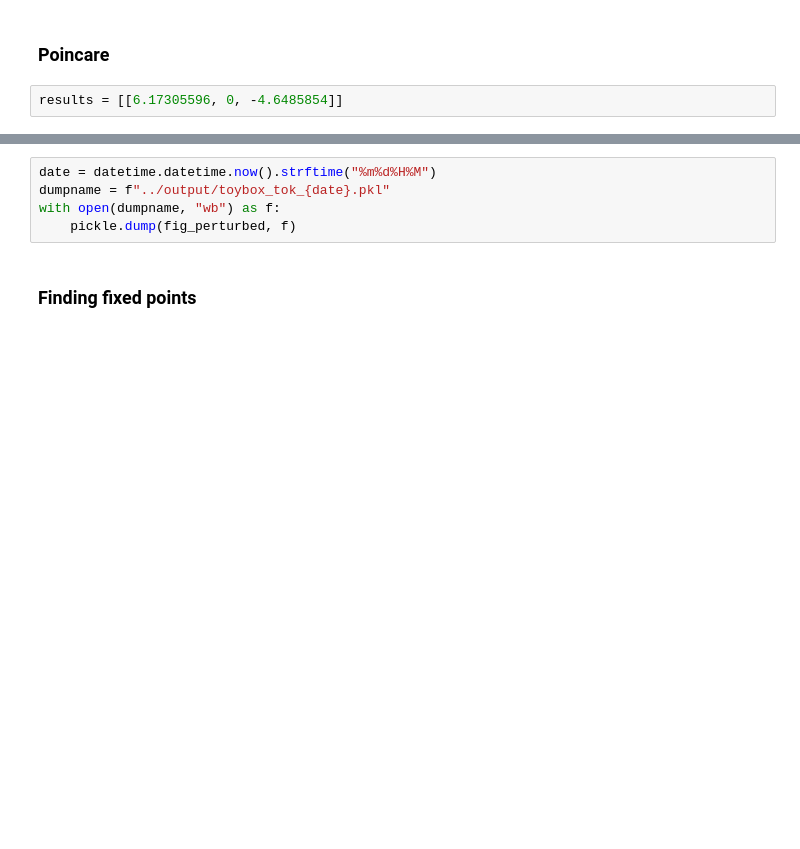
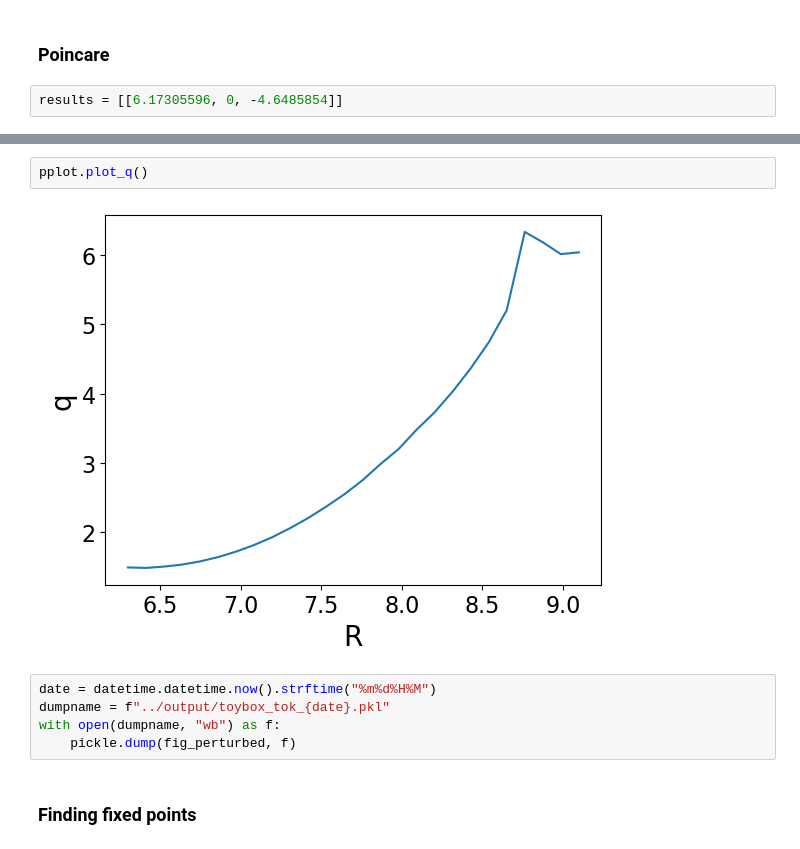
Before and after one commit to Akitzu/masterthesis, a Jupyter notebook: code/notebooks/toybox_tokamak.ipynb, the cells around one changed output, grey strips where cells are left out. Drawn from its saved outputs; the diff is of its cells as text; blank space fills up the shorter version.

```diff
--- a/code/notebooks/toybox_tokamak.ipynb
+++ b/code/notebooks/toybox_tokamak.ipynb
@@ -92,3 +101,7 @@ plt.show()
+# %%
+pplot.plot_q()
+# %% [output]
+[figure, added]
 # %%
 date = datetime.datetime.now().strftime("%m%d%H%M")
 dumpname = f"../output/toybox_tok_{date}.pkl"
```
Also changed, not shown: parts of 17 cells of this notebook, 30 other files.
